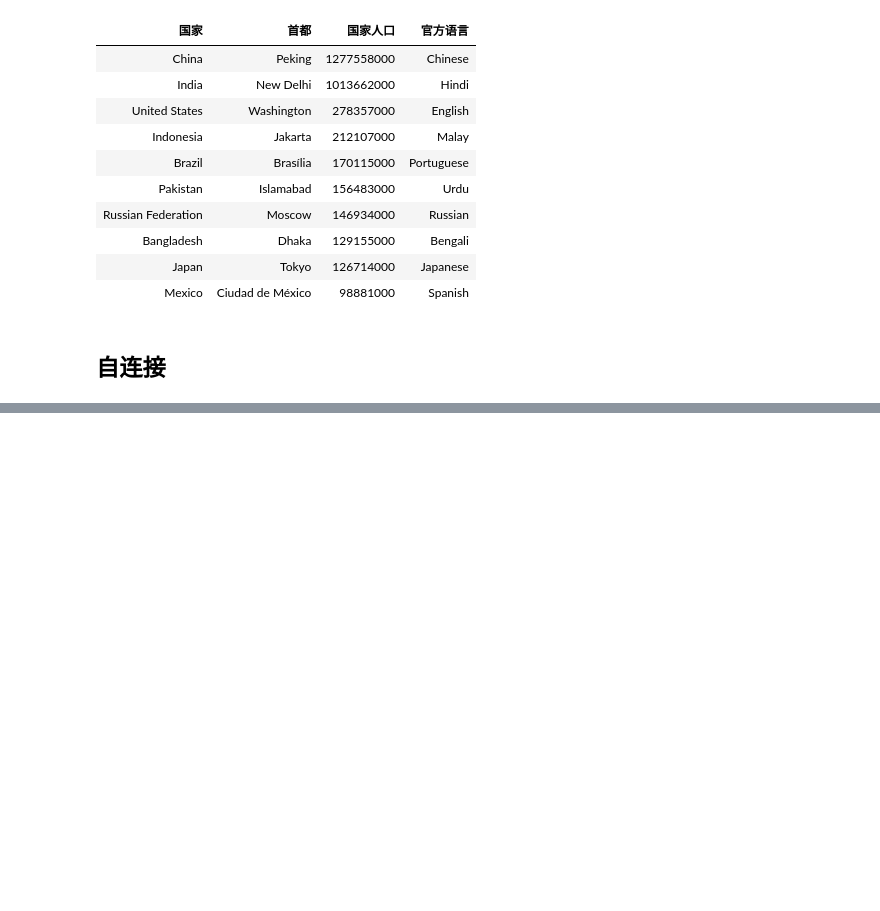
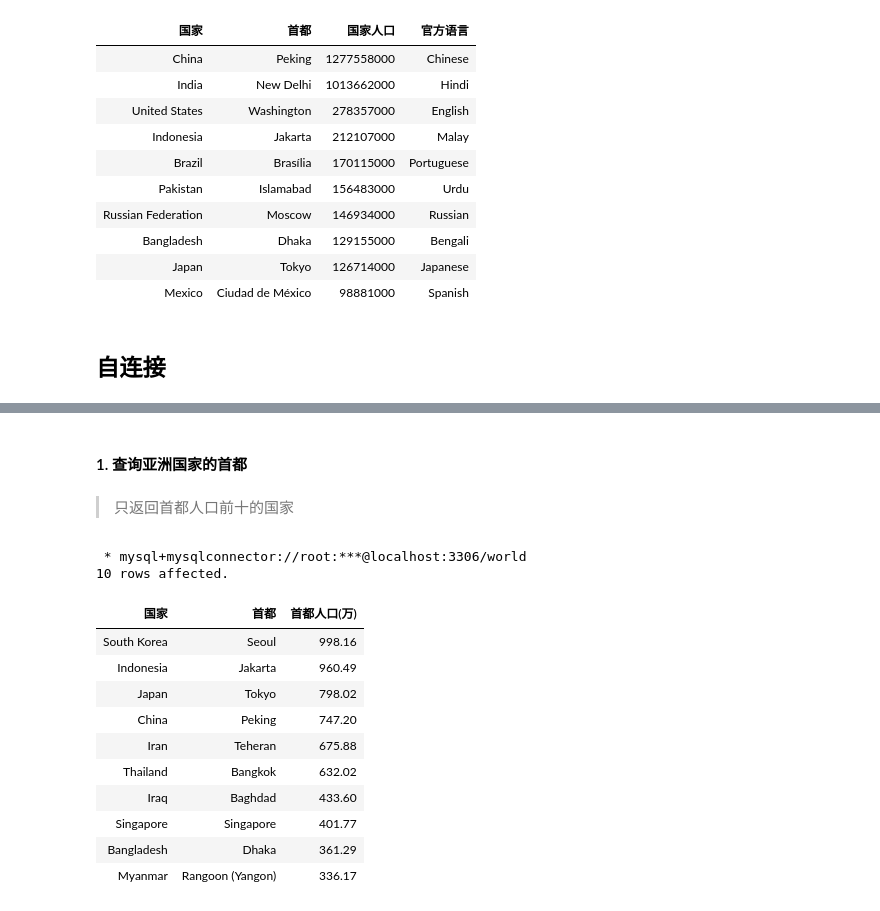
Before and after one commit to Rookie-CS/SQL, a Jupyter notebook: 37-50.基础-多表查询.ipynb, the cells around one changed output, grey strips where cells are left out. Saved outputs shown, nothing was run; the diff lists cells and outputs as text; code cells hidden in the pictures; blank space fills up the shorter version.

```diff
--- a/37-50.基础-多表查询.ipynb
+++ b/37-50.基础-多表查询.ipynb
@@ -171,0 +266,41 @@ LIMIT
+# %% [markdown]
+#### 1. 查询亚洲国家的首都
+# %% [markdown]
+> 只返回首都人口前十的国家
+# %%
+%%sql
+SELECT
+    country.Name 国家, city.Name 首都, ROUND(city.Population/10000, 2) '首都人口(万)'
+FROM
+    city
+LEFT JOIN
+    country
+ON
+    city.CountryCode = country.Code
+WHERE
+    ID IN (
+        SELECT
+            Capital
+        FROM
+            country
+        WHERE
+            Continent = 'Asia' AND Capital IS NOT NULL
+    )
+ORDER BY
+    city.Population DESC
+LIMIT
+    10;
+# %% [output]
+ * mysql+mysqlconnector://root:***@localhost:3306/world
+10 rows affected.
+| 国家 | 首都 | 首都人口(万) |
+| South Korea | Seoul | 998.16 |
+| Indonesia | Jakarta | 960.49 |
+| Japan | Tokyo | 798.02 |
+| China | Peking | 747.20 |
+| Iran | Teheran | 675.88 |
+| Thailand | Bangkok | 632.02 |
+| Iraq | Baghdad | 433.60 |
+| Singapore | Singapore | 401.77 |
+| Bangladesh | Dhaka | 361.29 |
+| Myanmar | Rangoon (Yangon) | 336.17 |
```
Also changed, not shown: parts of 27 cells of this notebook, 3 other files.
